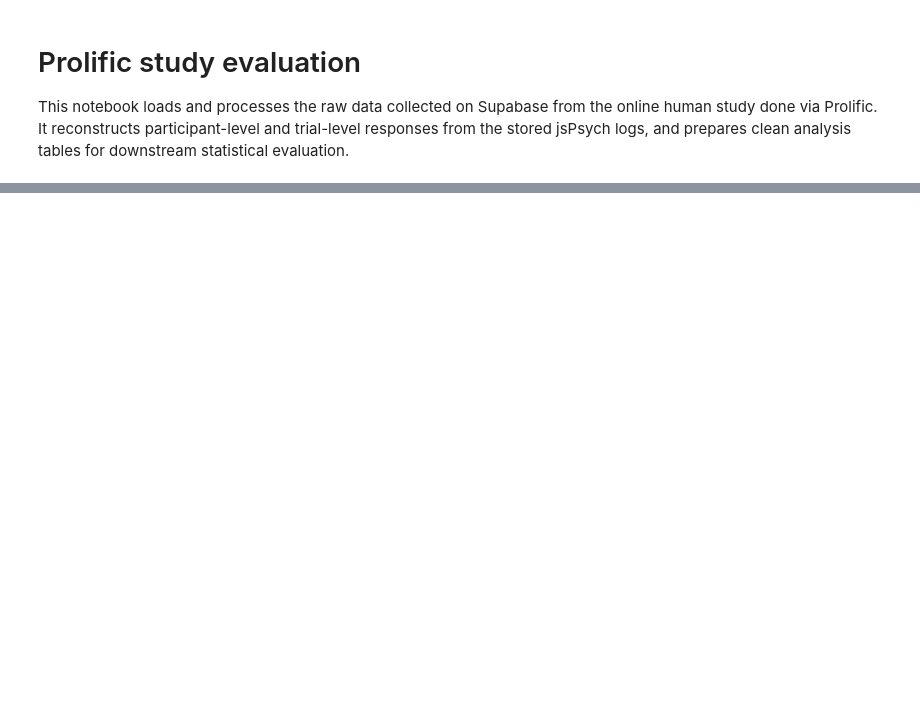
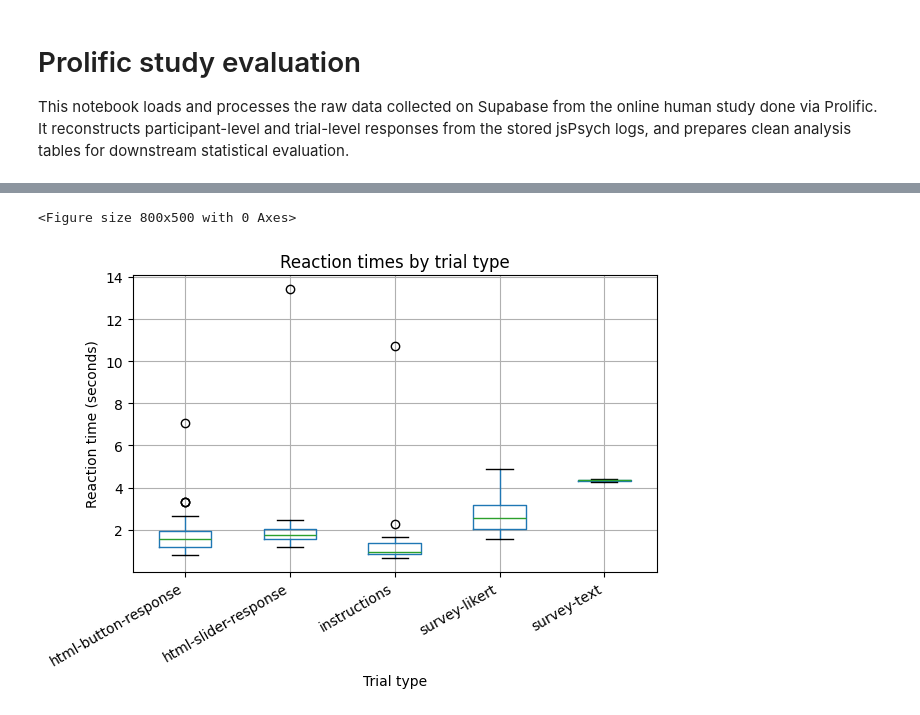
Before and after one commit to jonnemi/color-concept-entanglement, a Jupyter notebook: prolific_study/prolific_evaluation.ipynb, the cells around one changed output, grey strips where cells are left out. Saved outputs shown, nothing was run; the diff lists cells and outputs as text; code cells hidden in the pictures; blank space fills up the shorter version.

```diff
--- a/prolific_study/prolific_evaluation.ipynb
+++ b/prolific_study/prolific_evaluation.ipynb
@@ -113,0 +213,22 @@ dtype: float64
+# %%
+# Trial-level reaction times (seconds)
+# Filter valid RTs
+df_rt = df[(~df['timed_out']) & (df['rt'].notna())].copy()
+
+# Convert ms → seconds
+df_rt['rt_sec'] = df_rt['rt'] / 1000
+
+plt.figure(figsize=(8, 5))
+df_rt.boxplot(column='rt_sec', by='trial_type')
+
+plt.ylabel('Reaction time (seconds)')
+plt.xlabel('Trial type')
+plt.title('Reaction times by trial type')
+plt.suptitle('')
+
+plt.xticks(rotation=30, ha='right')
+plt.tight_layout()
+plt.show()
+# %% [output]
+<Figure size 800x500 with 0 Axes>
+[figure, added]
```
Also changed, not shown: parts of 11 cells of this notebook.
